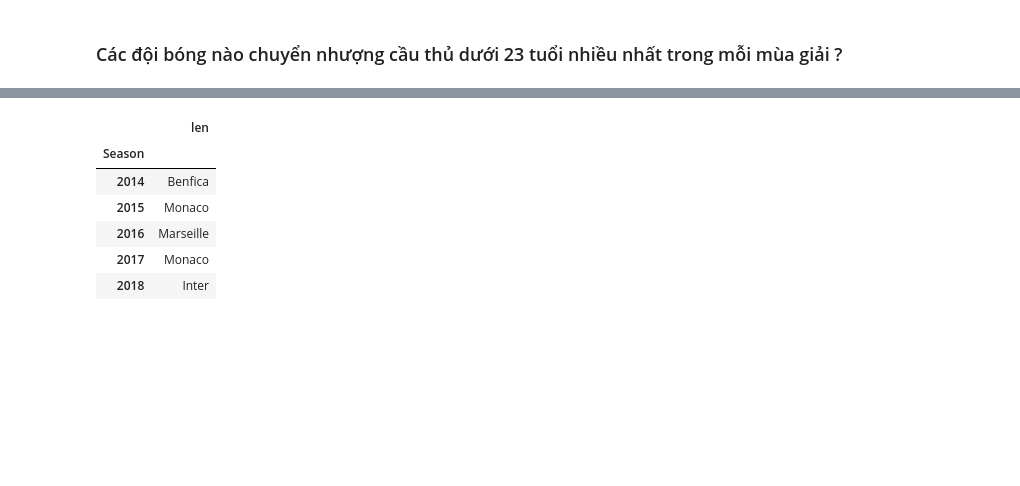
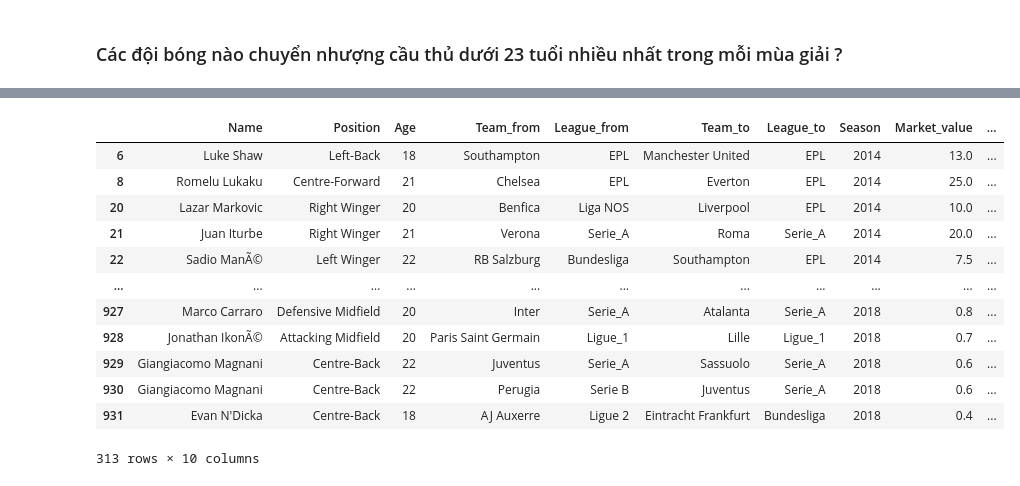
Before and after one commit to datpham2001/P4DS-CQ19-FinalProject, a Jupyter notebook: final-project.ipynb, the cells around one changed output, grey strips where cells are left out. Cells and saved outputs as stored; diff of their text form; code cells hidden in the pictures; blank space fills up the shorter version.

```diff
--- a/final-project.ipynb
+++ b/final-project.ipynb
@@ -256,14 +260,17 @@ plt.show()
 # %%
 under_23_df = transfer_df[transfer_df['Age'] < 23]
-a = under_23_df.groupby(['Season','Team_from'])['Age'].agg([len])
-a = a.groupby('Season').idxmax()
-a['len'] = a['len'].apply(lambda x: x[1])
-a
+under_23_df
 # %% [output]
-|  | len |
-| Season |  |
-| 2014 | Benfica |
-| 2015 | Monaco |
-| 2016 | Marseille |
-| 2017 | Monaco |
-| 2018 | Inter |
+|  | Name | Position | Age | Team_from | League_from | Team_to | League_to | Season | Market_value | ... |
+| 6 | Luke Shaw | Left-Back | 18 | Southampton | EPL | Manchester United | EPL | 2014 | 13.0 | ... |
+| 8 | Romelu Lukaku | Centre-Forward | 21 | Chelsea | EPL | Everton | EPL | 2014 | 25.0 | ... |
+| 20 | Lazar Markovic | Right Winger | 20 | Benfica | Liga NOS | Liverpool | EPL | 2014 | 10.0 | ... |
+| 21 | Juan Iturbe | Right Winger | 21 | Verona | Serie_A | Roma | Serie_A | 2014 | 20.0 | ... |
+| 22 | Sadio ManÃ© | Left Winger | 22 | RB Salzburg | Bundesliga | Southampton | EPL | 2014 | 7.5 | ... |
+| ... | ... | ... | ... | ... | ... | ... | ... | ... | ... | ... |
+| 927 | Marco Carraro | Defensive Midfield | 20 | Inter | Serie_A | Atalanta | Serie_A | 2018 | 0.8 | ... |
+| 928 | Jonathan IkonÃ© | Attacking Midfield | 20 | Paris Saint Germain | Ligue_1 | Lille | Ligue_1 | 2018 | 0.7 | ... |
+| 929 | Giangiacomo Magnani | Centre-Back | 22 | Juventus | Serie_A | Sassuolo | Serie_A | 2018 | 0.6 | ... |
+| 930 | Giangiacomo Magnani | Centre-Back | 22 | Perugia | Serie B | Juventus | Serie_A | 2018 | 0.6 | ... |
+| 931 | Evan N'Dicka | Centre-Back | 18 | AJ Auxerre | Ligue 2 | Eintracht Frankfurt | Bundesliga | 2018 | 0.4 | ... |
+313 rows × 10 columns
```
Also changed, not shown: parts of 7 cells of this notebook.
